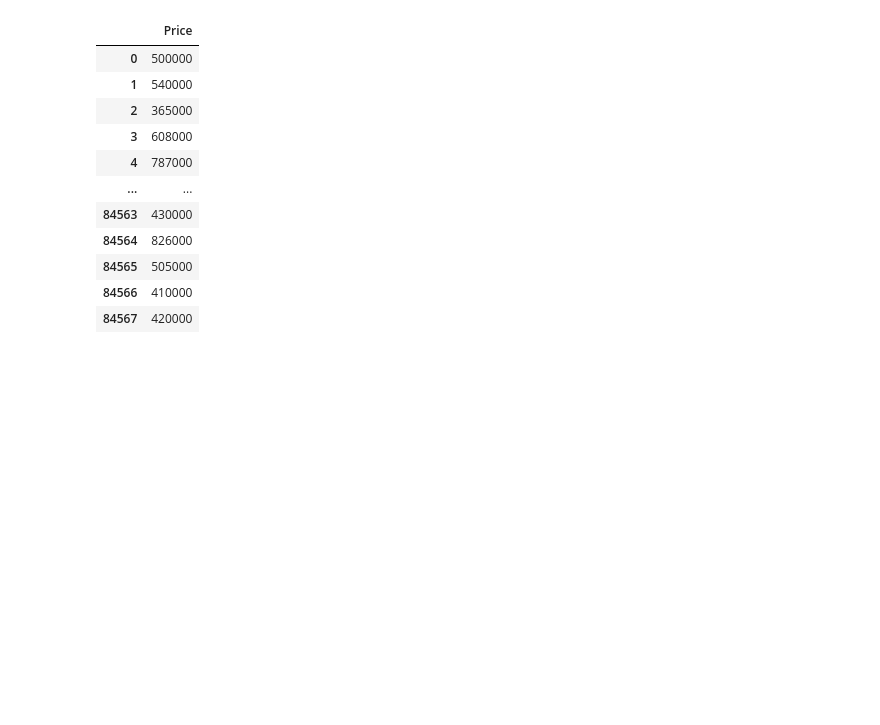
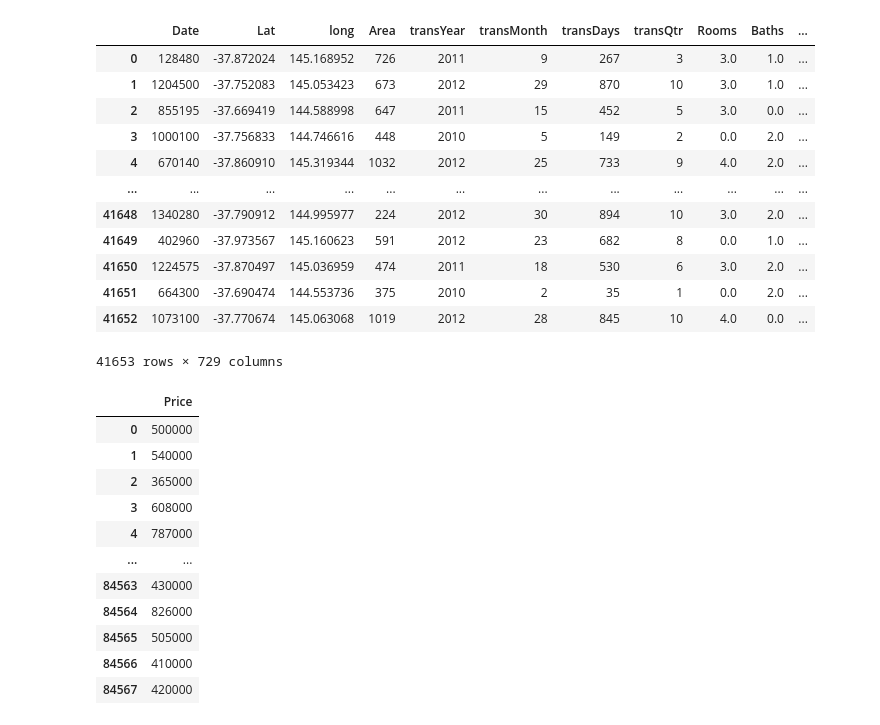
Before and after one commit to AlexisStdp/AlexisStdp.github.io, a Jupyter notebook: Datathon.ipynb, the cells around one changed output. Drawn from its saved outputs; the diff is of its cells as text; code cells hidden in the pictures; blank space fills up the shorter version.

```diff
--- a/Datathon.ipynb
+++ b/Datathon.ipynb
@@ -102,3 +153,20 @@ X_train
+# %%
+X_test = pd.read_csv('X_test_preprocessed.csv')
+X_test
+# %% [output]
+|  | Date | Lat | long | Area | transYear | transMonth | transDays | transQtr | Rooms | Baths | ... |
+| 0 | 128480 | -37.872024 | 145.168952 | 726 | 2011 | 9 | 267 | 3 | 3.0 | 1.0 | ... |
+| 1 | 1204500 | -37.752083 | 145.053423 | 673 | 2012 | 29 | 870 | 10 | 3.0 | 1.0 | ... |
+| 2 | 855195 | -37.669419 | 144.588998 | 647 | 2011 | 15 | 452 | 5 | 3.0 | 0.0 | ... |
+| 3 | 1000100 | -37.756833 | 144.746616 | 448 | 2010 | 5 | 149 | 2 | 0.0 | 2.0 | ... |
+| 4 | 670140 | -37.860910 | 145.319344 | 1032 | 2012 | 25 | 733 | 9 | 4.0 | 2.0 | ... |
+| ... | ... | ... | ... | ... | ... | ... | ... | ... | ... | ... | ... |
+| 41648 | 1340280 | -37.790912 | 144.995977 | 224 | 2012 | 30 | 894 | 10 | 3.0 | 2.0 | ... |
+| 41649 | 402960 | -37.973567 | 145.160623 | 591 | 2012 | 23 | 682 | 8 | 0.0 | 1.0 | ... |
+| 41650 | 1224575 | -37.870497 | 145.036959 | 474 | 2011 | 18 | 530 | 6 | 3.0 | 2.0 | ... |
+| 41651 | 664300 | -37.690474 | 144.553736 | 375 | 2010 | 2 | 35 | 1 | 0.0 | 2.0 | ... |
+| 41652 | 1073100 | -37.770674 | 145.063068 | 1019 | 2012 | 28 | 845 | 10 | 4.0 | 0.0 | ... |
+41653 rows × 729 columns
 # %%
 y_train = pd.read_csv('y_train.csv')
 y_train.drop('Id', axis=1, inplace=True)
```
Also changed, not shown: parts of 117 cells of this notebook.
